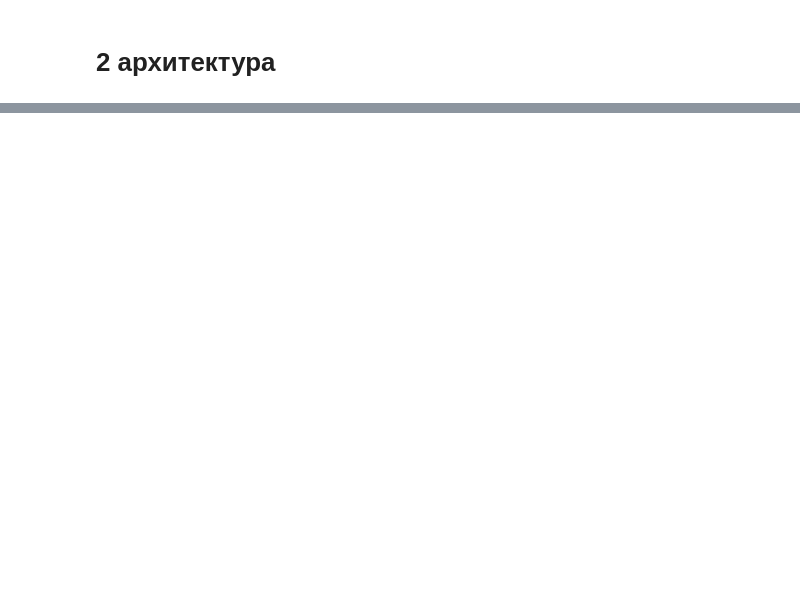
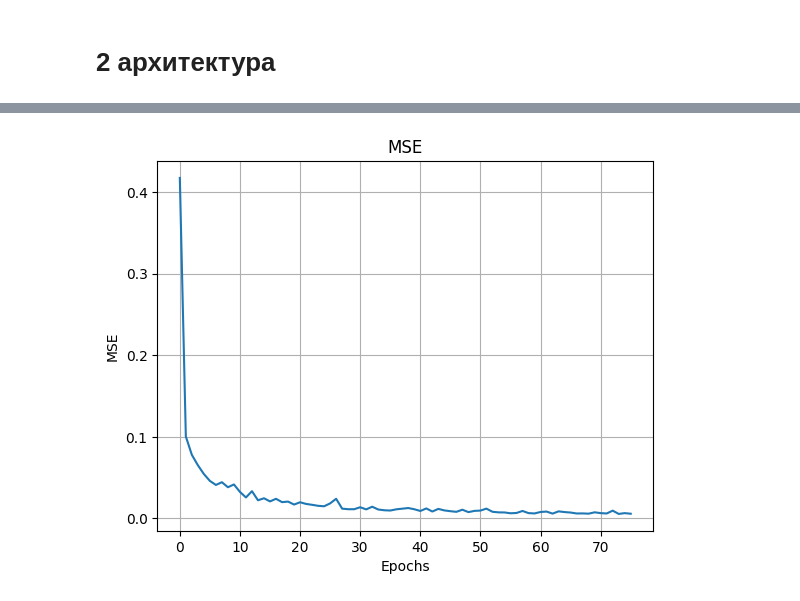
Before and after one commit to um4ru-ch4n/magistracy, a Jupyter notebook: actual/lab5/main.ipynb, the cells around one changed output, grey strips where cells are left out. Saved outputs shown, nothing was run; the diff lists cells and outputs as text; code cells hidden in the pictures; blank space fills up the shorter version.

```diff
--- a/actual/lab5/main.ipynb
+++ b/actual/lab5/main.ipynb
@@ -211,0 +285,14 @@ plt.show()
+# %%
+model = Sequential(
+    [
+        Dense(32, activation="relu", input_shape=(1,), kernel_initializer="Orthogonal", name="hidden_dense_1"),
+        Dense(64, activation="tanh", kernel_initializer="Orthogonal", name="hidden_dense_2"),
+        Dense(32, activation="relu", kernel_initializer="Orthogonal", name="hidden_dense_3"),
+        Dense(16, activation="tanh", kernel_initializer="Orthogonal", name="hidden_dense_4"),
+        Dense(1, activation='linear', kernel_initializer="Orthogonal", name="output"),
+    ]
+)
+model.compile(loss='mse', optimizer='sgd', metrics=['mse'])
+# %%
+%%time
+history = model.fit(x_train, y_train, epochs=EPOCHS, callbacks=callbacks)
@@ -211,0 +340,12 @@ plt.show()
+# %%
+plt.plot(history.history['loss'])
+plt.grid(True)
+
+plt.xlabel('Epochs')
+plt.ylabel('MSE')
+
+plt.title('MSE')
+
+plt.show()
+# %% [output]
+[figure, added]
```
Also changed, not shown: parts of 23 cells of this notebook, 27 other files.
